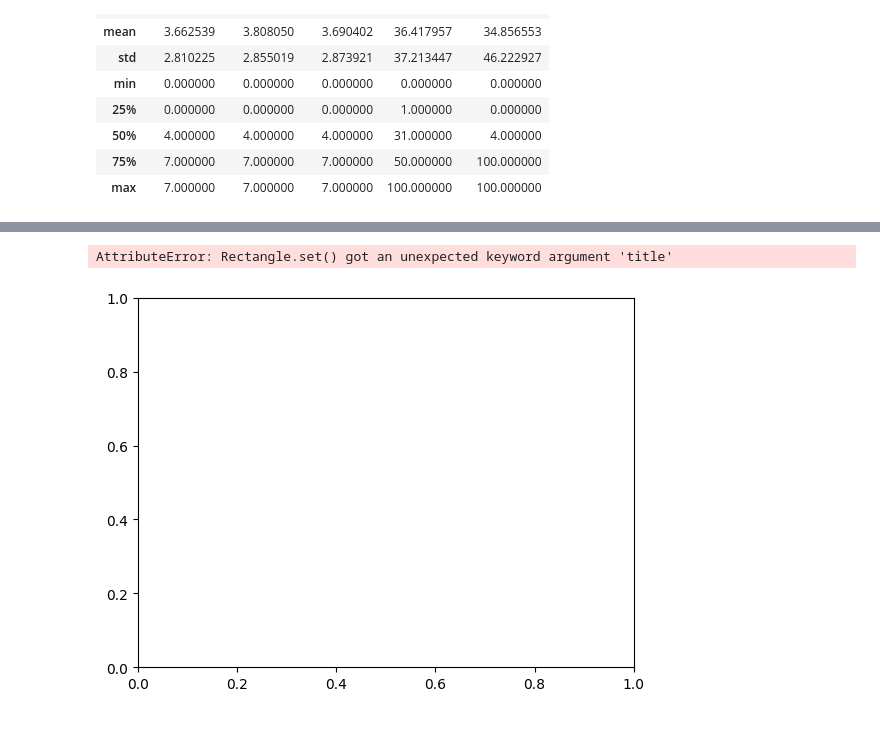
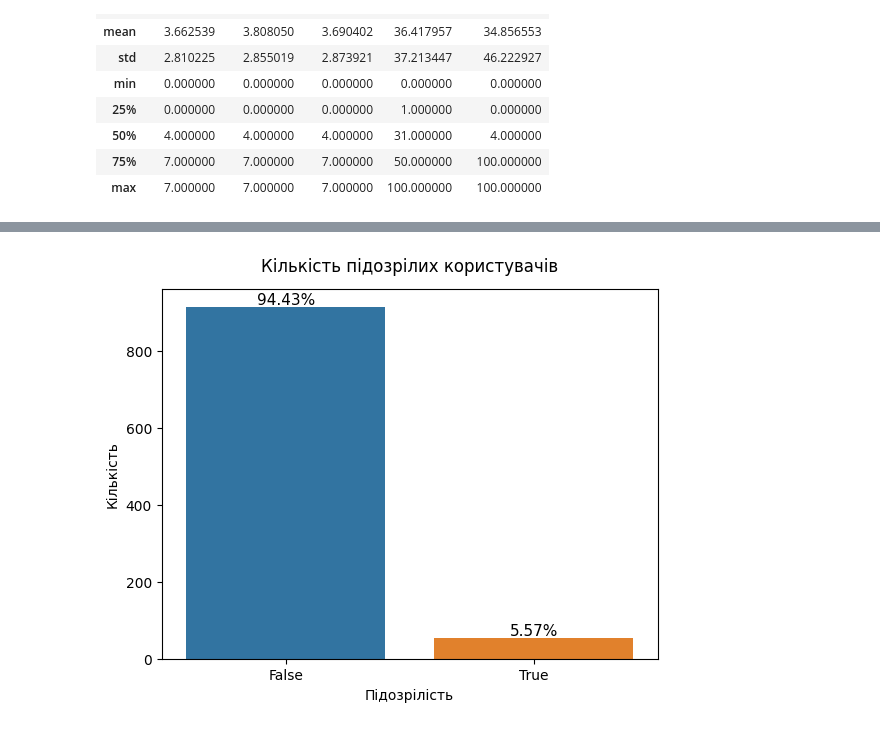
Before and after one commit to askador/data-mining-in-cybersecurity, a Jupyter notebook: data_analysis/quick_data_review/suspicious_users.ipynb, the cells around one changed output, grey strips where cells are left out. Cells and saved outputs as stored; diff of their text form; code cells hidden in the pictures.

```diff
--- a/data_analysis/quick_data_review/suspicious_users.ipynb
+++ b/data_analysis/quick_data_review/suspicious_users.ipynb
@@ -45,6 +45,17 @@ df.sample(2)
+# %%
+def percentage_above_bar_relative_to_xgroup(ax):
+    all_heights = [[p.get_height() for p in bars] for bars in ax.containers]
+    for i, bars in enumerate(ax.containers):
+        total = sum(all_heights[i])
+        for p in bars:
+            percentage = f'{(100 * p.get_height() / total) :.2f}%'
+            ax.annotate(percentage, (p.get_x() + p.get_width() / 2, p.get_height()), size=11, ha='center', va='bottom')
 # %%
 ax = sns.countplot(data=df, x='is_suspicious')
-ax.set_title('KAMSDA')
+ax.set_title('Кількість підозрілих користувачів', pad=13)
+ax.set_xlabel('Підозрілість')
+ax.set_ylabel('Кількість')
+percentage_above_bar_relative_to_xgroup(ax)
+plt.show()
 # %% [output]
-AttributeError: Rectangle.set() got an unexpected keyword argument 'title'
-[figure, old version]
+[figure, new version]
```
Also changed, not shown: parts of 3 cells of this notebook, 2 other files.
